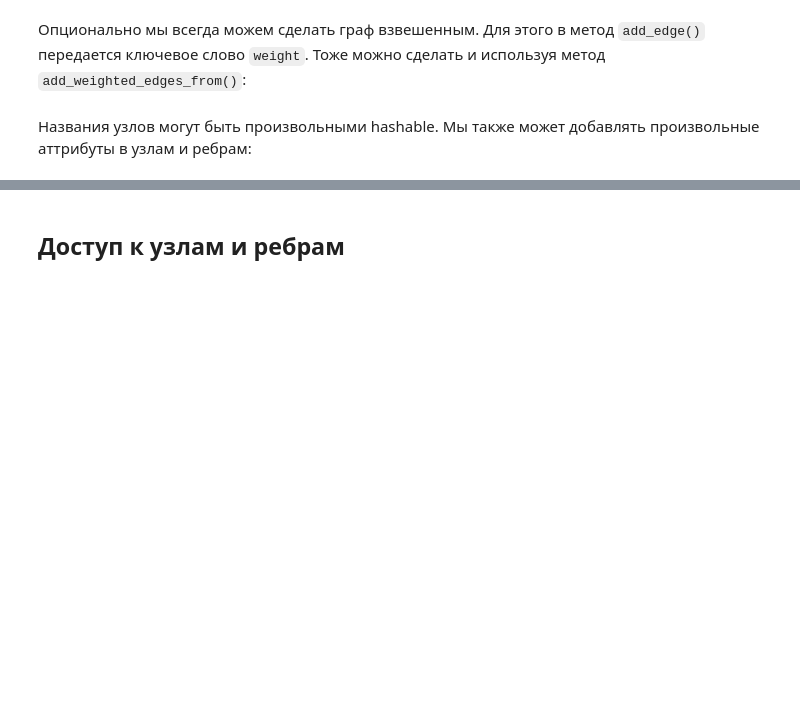
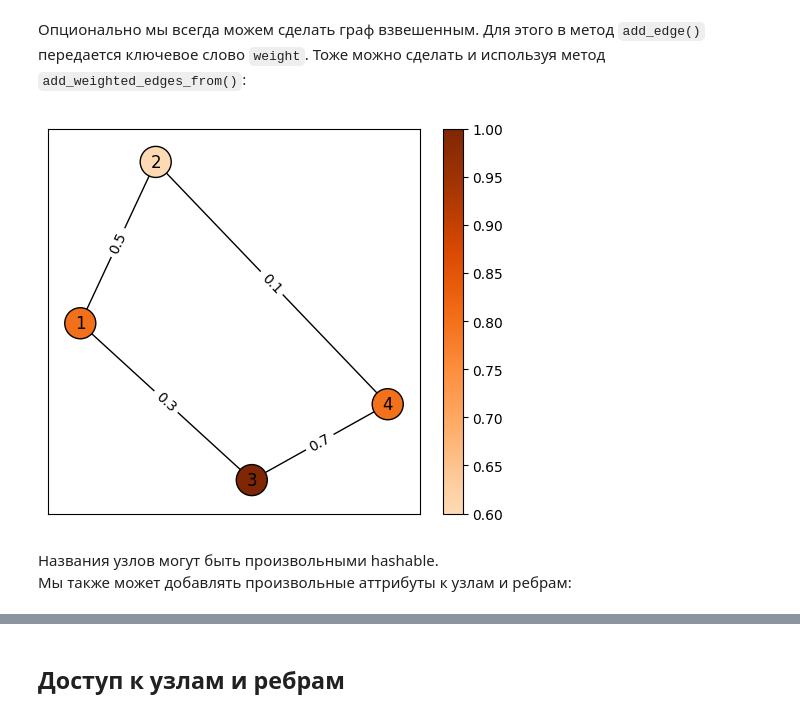
Before and after one commit to anton-pershin/spbu-fundamentals-of-algorithms, a Jupyter notebook: practicum_2/intro_to_networkx.ipynb, the cells around one changed output, grey strips where cells are left out. Cells and saved outputs as stored; diff of their text form; code cells hidden in the pictures; blank space fills up the shorter version.

```diff
--- a/practicum_2/intro_to_networkx.ipynb
+++ b/practicum_2/intro_to_networkx.ipynb
@@ -28,4 +129,18 @@ Networkx имеет отличный набор методов для отобр
 # %% [markdown]
 Опционально мы всегда можем сделать граф взвешенным. Для этого в метод `add_edge()` передается ключевое слово `weight`. Тоже можно сделать и используя метод `add_weighted_edges_from()`:
+# %%
+G = nx.Graph()
+
+# (вершина_1, вершина_2, вес)
+edges = [(1, 2, 0.5), (2, 4, 0.1), (1, 3, 0.3), (3, 4, 0.7)]
+G.add_weighted_edges_from(edges)
+
+node_weights = {n: sum( d["weight"] for _, _, d in G.edges(n, data=True) )
+                for n in G.nodes()}
+
+plot_graph(G, node_weights=node_weights)
+# %% [output]
+[figure, added]
 # %% [markdown]
-Названия узлов могут быть произвольными hashable. Мы также может добавлять произвольные аттрибуты в узлам и ребрам:
+Названия узлов могут быть произвольными hashable.
+Мы также может добавлять произвольные аттрибуты к узлам и ребрам:
```
Also changed, not shown: parts of 45 cells of this notebook.
